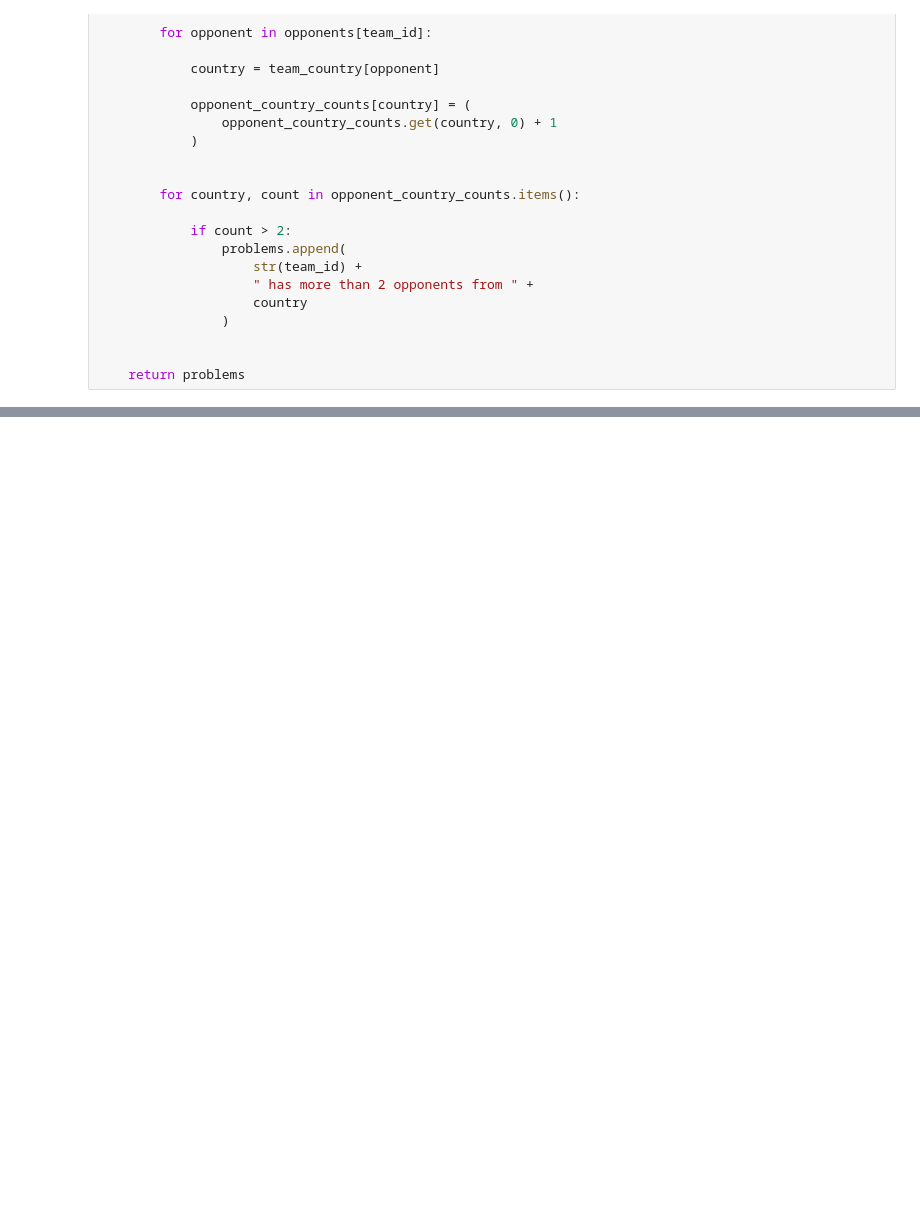
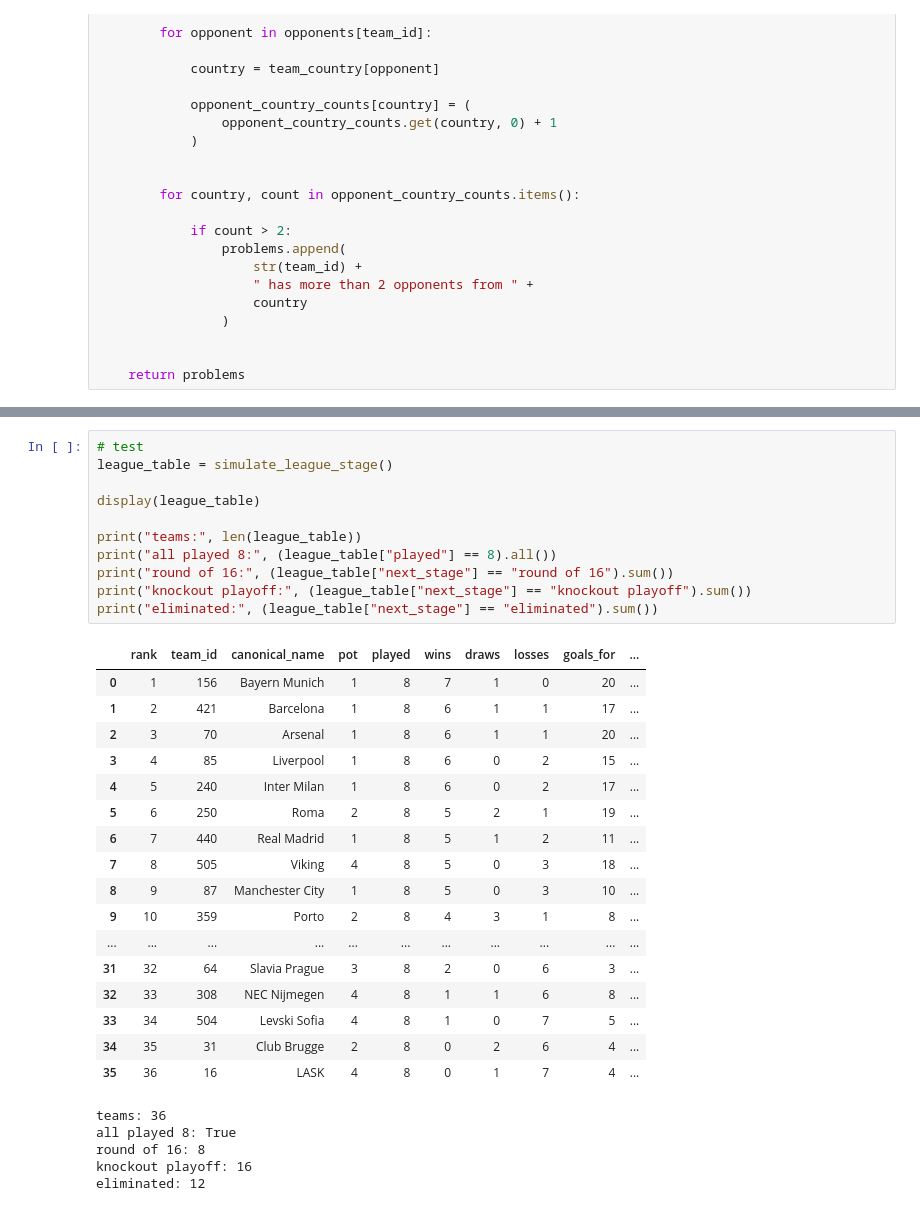
Before and after one commit to rohanhs568/UCL-MU-Predictor, a Jupyter notebook: notebooks/03_cl_simulations.ipynb, the cells around one changed output, grey strips where cells are left out. Cells and saved outputs as stored; diff of their text form; blank space fills up the shorter version.

```diff
--- a/notebooks/03_cl_simulations.ipynb
+++ b/notebooks/03_cl_simulations.ipynb
@@ -1444,0 +1742,34 @@ def validate_draw(league_teams_df, fixtures_df):
+# %%
+# test
+league_table = simulate_league_stage()
+
+display(league_table)
+
+print("teams:", len(league_table))
+print("all played 8:", (league_table["played"] == 8).all())
+print("round of 16:", (league_table["next_stage"] == "round of 16").sum())
+print("knockout playoff:", (league_table["next_stage"] == "knockout playoff").sum())
+print("eliminated:", (league_table["next_stage"] == "eliminated").sum())
+# %% [output]
+|  | rank | team_id | canonical_name | pot | played | wins | draws | losses | goals_for | ... |
+| 0 | 1 | 156 | Bayern Munich | 1 | 8 | 7 | 1 | 0 | 20 | ... |
+| 1 | 2 | 421 | Barcelona | 1 | 8 | 6 | 1 | 1 | 17 | ... |
+| 2 | 3 | 70 | Arsenal | 1 | 8 | 6 | 1 | 1 | 20 | ... |
+| 3 | 4 | 85 | Liverpool | 1 | 8 | 6 | 0 | 2 | 15 | ... |
+| 4 | 5 | 240 | Inter Milan | 1 | 8 | 6 | 0 | 2 | 17 | ... |
+| 5 | 6 | 250 | Roma | 2 | 8 | 5 | 2 | 1 | 19 | ... |
+| 6 | 7 | 440 | Real Madrid | 1 | 8 | 5 | 1 | 2 | 11 | ... |
+| 7 | 8 | 505 | Viking | 4 | 8 | 5 | 0 | 3 | 18 | ... |
+| 8 | 9 | 87 | Manchester City | 1 | 8 | 5 | 0 | 3 | 10 | ... |
+| 9 | 10 | 359 | Porto | 2 | 8 | 4 | 3 | 1 | 8 | ... |
+| ... | ... | ... | ... | ... | ... | ... | ... | ... | ... | ... |
+| 31 | 32 | 64 | Slavia Prague | 3 | 8 | 2 | 0 | 6 | 3 | ... |
+| 32 | 33 | 308 | NEC Nijmegen | 4 | 8 | 1 | 1 | 6 | 8 | ... |
+| 33 | 34 | 504 | Levski Sofia | 4 | 8 | 1 | 0 | 7 | 5 | ... |
+| 34 | 35 | 31 | Club Brugge | 2 | 8 | 0 | 2 | 6 | 4 | ... |
+| 35 | 36 | 16 | LASK | 4 | 8 | 0 | 1 | 7 | 4 | ... |
+teams: 36
+all played 8: True
+round of 16: 8
+knockout playoff: 16
+eliminated: 12
```
Also changed, not shown: parts of 37 cells of this notebook, 4 other files.
